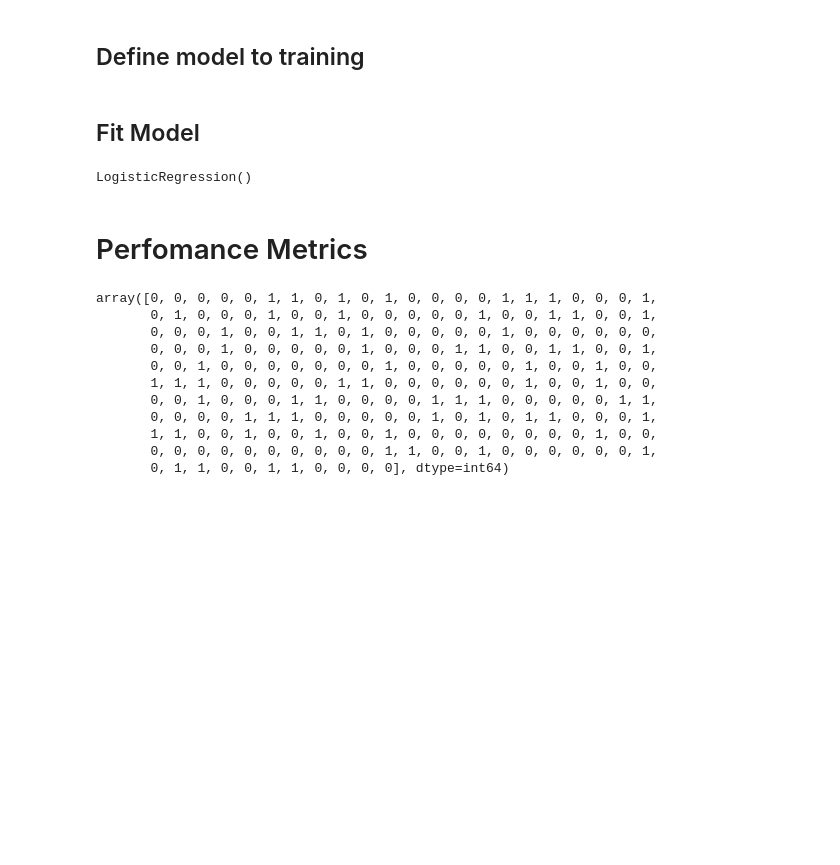
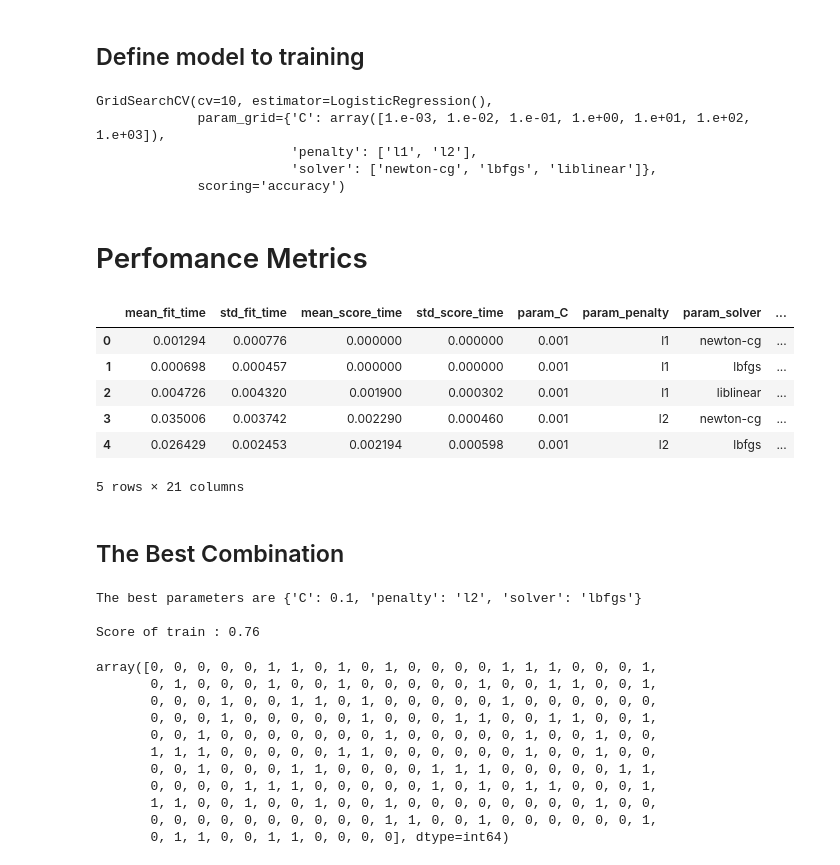
Before and after one commit to BlasFerreira/Machine_Learning, a Jupyter notebook: Supervised/Clasification/3_Logistic_Regression/1_Diabetes_Case/Logistic_Regression_Diabetes.ipynb, the cells around one changed output. Saved outputs shown, nothing was run; the diff lists cells and outputs as text; code cells hidden in the pictures; blank space fills up the shorter version.

```diff
--- a/Supervised/Clasification/3_Logistic_Regression/1_Diabetes_Case/Logistic_Regression_Diabetes_SVM Diabetes.ipynb
+++ b/Supervised/Clasification/3_Logistic_Regression/1_Diabetes_Case/Logistic_Regression_Diabetes.ipynb
@@ -492,15 +490,54 @@ https://towardsdatascience.com/tuning-the-hyperparameters-of-your-machine-learni
 # %% [markdown]
 ## Define model to training
 # %%
+#Define model
 logreg = LogisticRegression()
+
+# parameter grid
+parameters = {
+    'penalty' : ['l1','l2'],
+    'C'       : np.logspace(-3,3,7),
+    'solver'  : ['newton-cg', 'lbfgs', 'liblinear'],
+}
+
+#Define GridserchCV
+clf = GridSearchCV(logreg,                    # model
+                   param_grid = parameters,   # hyperparameters
+                   scoring='accuracy',        # metric for scoring
+                   cv=10)                     # number of folds
+
+# Training Model
+clf.fit(X_train,y_train)
+# %% [output]
+GridSearchCV(cv=10, estimator=LogisticRegression(),
+             param_grid={'C': array([1.e-03, 1.e-02, 1.e-01, 1.e+00, 1.e+01, 1.e+02, 1.e+03]),
+                         'penalty': ['l1', 'l2'],
+                         'solver': ['newton-cg', 'lbfgs', 'liblinear']},
+             scoring='accuracy')
-# %% [markdown]
-## Fit Model
-# %%
-logreg.fit( X_train_scal, y_train )
-# %% [output]
-LogisticRegression()
 # %% [markdown]
 # Perfomance Metrics
+# %%
+# Toda la informacion del entrenamiento esta en cv_results_
+scores = clf.cv_results_
+#Veamosla ...
+pd.DataFrame.from_dict(scores).head()
+# %% [output]
+|  | mean_fit_time | std_fit_time | mean_score_time | std_score_time | param_C | param_penalty | param_solver | ... |
+| 0 | 0.001294 | 0.000776 | 0.000000 | 0.000000 | 0.001 | l1 | newton-cg | ... |
+| 1 | 0.000698 | 0.000457 | 0.000000 | 0.000000 | 0.001 | l1 | lbfgs | ... |
+| 2 | 0.004726 | 0.004320 | 0.001900 | 0.000302 | 0.001 | l1 | liblinear | ... |
+| 3 | 0.035006 | 0.003742 | 0.002290 | 0.000460 | 0.001 | l2 | newton-cg | ... |
+| 4 | 0.026429 | 0.002453 | 0.002194 | 0.000598 | 0.001 | l2 | lbfgs | ... |
+5 rows × 21 columns
+# %% [markdown]
+## The Best Combination
+# %%
+print( "The best parameters are %s \n" % (clf.best_params_ ) )
+print("Score of train : %0.2f" % clf.best_score_)
+# %% [output]
+The best parameters are {'C': 0.1, 'penalty': 'l2', 'solver': 'lbfgs'}
+
+Score of train : 0.76
 # %%
 y_pred = logreg.predict(X_test_scal )
 y_pred
```
Also changed, not shown: parts of 6 cells of this notebook.
